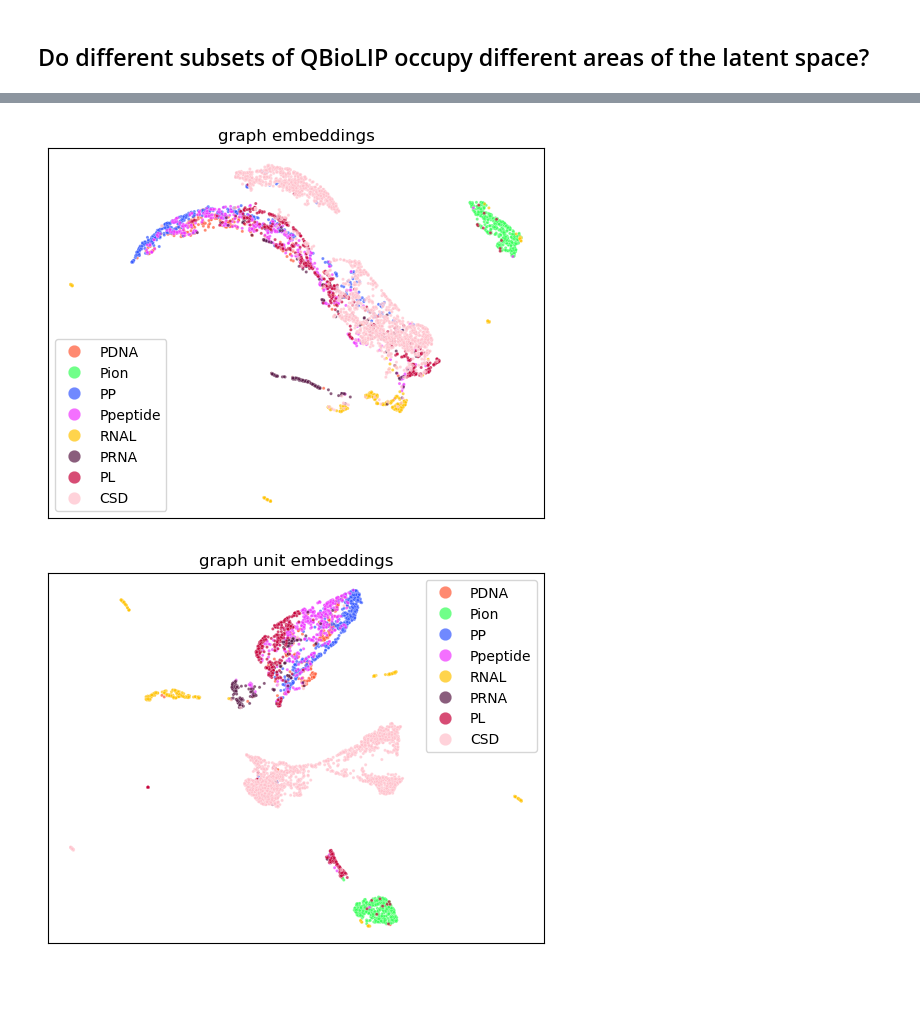
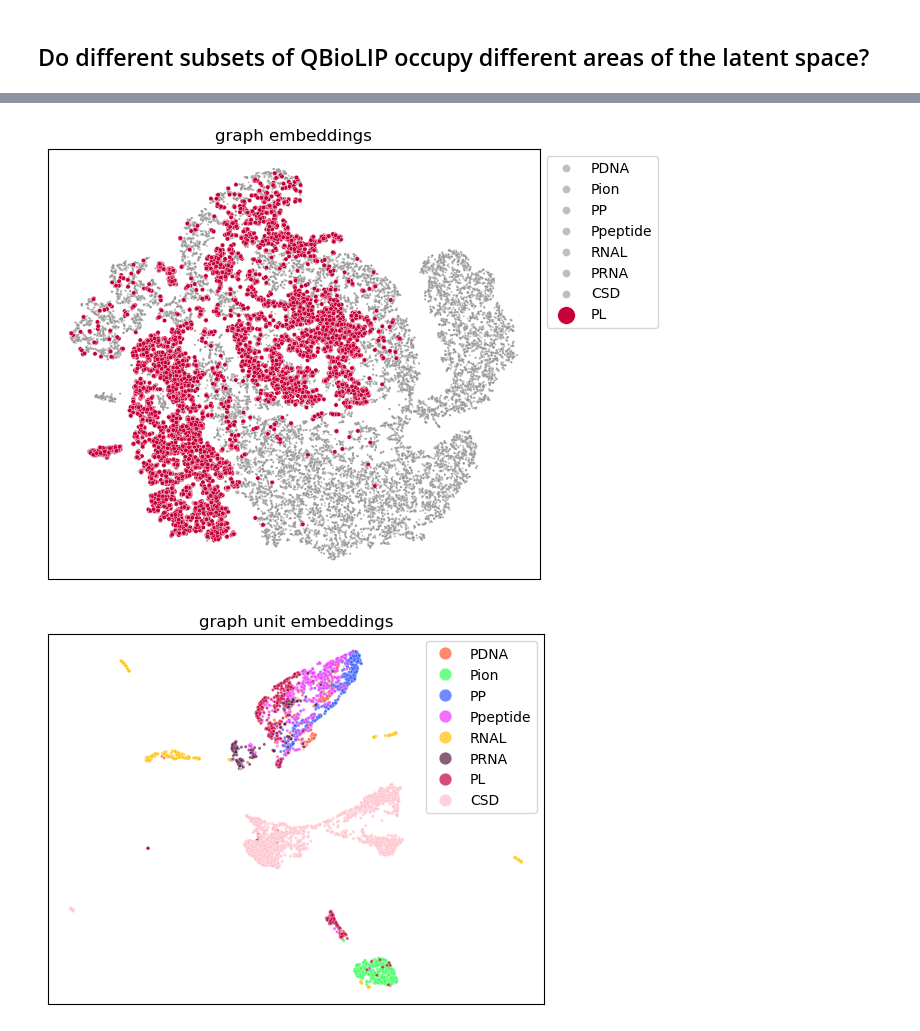
Before and after one commit to mims-harvard/ATOMICA, a Jupyter notebook: case_studies/visualise_nodes/csd_vs_biolip_visualisations.ipynb, the cells around one changed output, grey strips where cells are left out. Saved outputs shown, nothing was run; the diff lists cells and outputs as text; code cells hidden in the pictures; blank space fills up the shorter version.

Commit message:
fix downstream tasks, update visualise nodes

```diff
--- a/case_studies/visualise_nodes/csd_vs_biolip_visualisations.ipynb
+++ b/case_studies/visualise_nodes/csd_vs_biolip_visualisations.ipynb
@@ -77,7 +108,7 @@ df.to_csv(f"{out_dir}/graph_embedding_2d_all_modalities.csv", index=False)
 # %%
 color_dict = {
     "PDNA": "#FF5733",  # Red
-    "Pion": "#33FF57",  # Green
+    "Pion": "#3BB143",  # Green
     "PP": "#3357FF",    # Blue
     "Ppeptide": "#F033FF",  # Magenta
     "RNAL": "#FFC300",  # Yellow
@@ -85,3 +116,13 @@ color_dict = {
     "PL": "#C70039",    # Maroon
     "CSD": "#FFC0CB"    # Pink
 }
+# %%
+select_key = "PL"
+new_color_dict = {}
+for key in color_dict:
+    if key == select_key:
+        new_color_dict[key] = color_dict[key]
+    else:
+        new_color_dict[key] = "#808080"
+color_dict = new_color_dict
+color_dict
@@ -88,23 +138,40 @@ color_dict = {
 # %%
+with open("/n/holylabs/LABS/mzitnik_lab/Users/afang/GET/case_studies/visualise_nodes/pretrained_tsne_all/graph_embedding_2d_all_modalities_perplexity_30.csv", "r") as f:
+    df = pd.read_csv(f)
+
 ax = sns.scatterplot(
-    data=df,
+    data=df[df["source"] != select_key],
     x="x",
     y="y",
     hue="source",
     palette=color_dict,
-    alpha=0.7,
-    s=5,
+    alpha=0.5,
+    s=2,
+)
+ax = sns.scatterplot(
+    data=df[df["source"] == select_key],
+    x="x",
+    y="y",
+    hue="source",
+    palette=color_dict,
+    alpha=1,
+    s=10,
 )
 ax.set(xlabel=None)
 ax.set(ylabel=None)
 plt.xticks(visible=False)
 plt.yticks(visible=False)
 plt.tick_params(axis="both", which="both", length=0)
 plt.title("graph embeddings")
 plt.legend(markerscale=4)
+current_date = datetime.now()
+formatted_date = current_date.strftime('%Y%m%d')
+plt.legend(loc='upper left', bbox_to_anchor=(1, 1), markerscale=4)
+plt.tight_layout()
+plt.savefig(f"figs/graph_embeddings_{select_key}_{formatted_date}.png", dpi=300)
 plt.show()
 # %% [output]
-[figure, old version]
+[figure, new version]
 # %%
 embedding_dir = "/n/holylabs/LABS/mzitnik_lab/Users/afang/GET/case_studies/visualise_nodes/pretrained_embeddings"
 out_dir = "/n/holylabs/LABS/mzitnik_lab/Users/afang/GET/case_studies/visualise_nodes/pretrained_umap"
```
Also changed, not shown: parts of 4 cells of this notebook, 6 other files.
